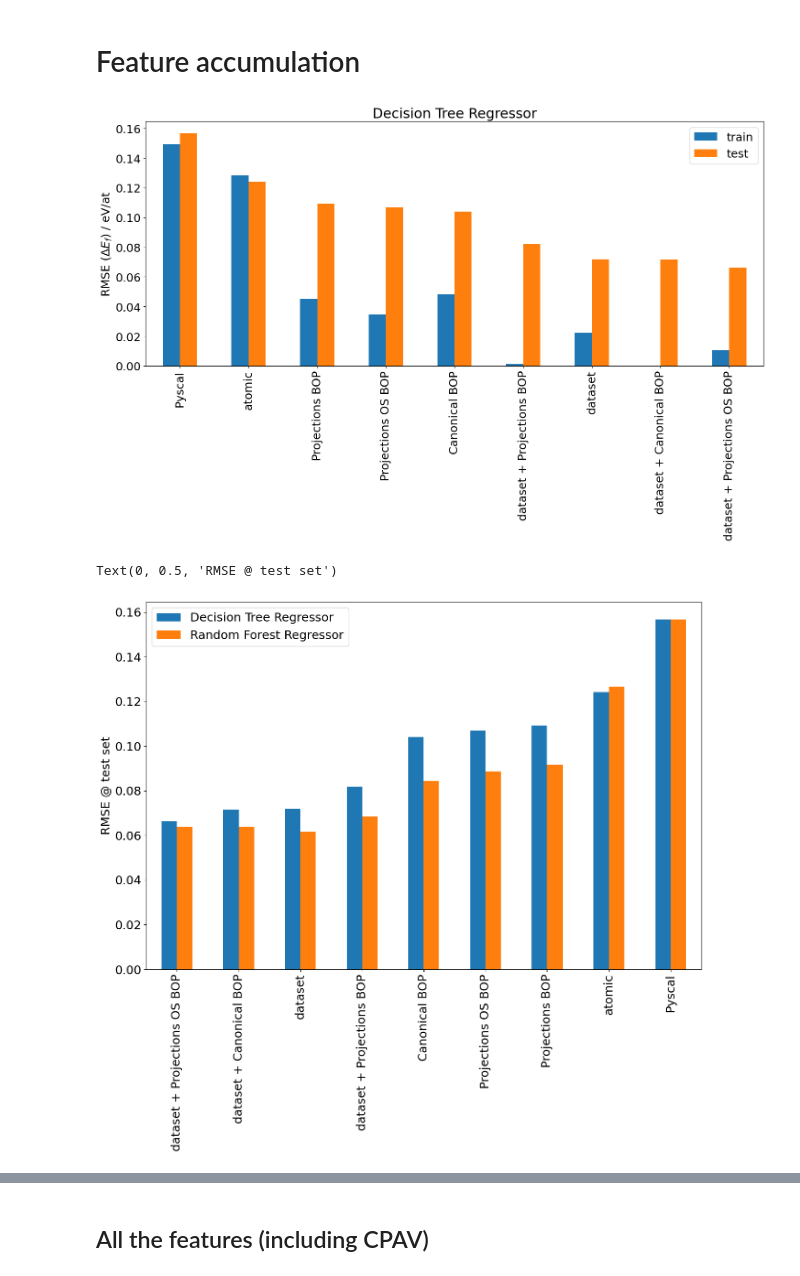
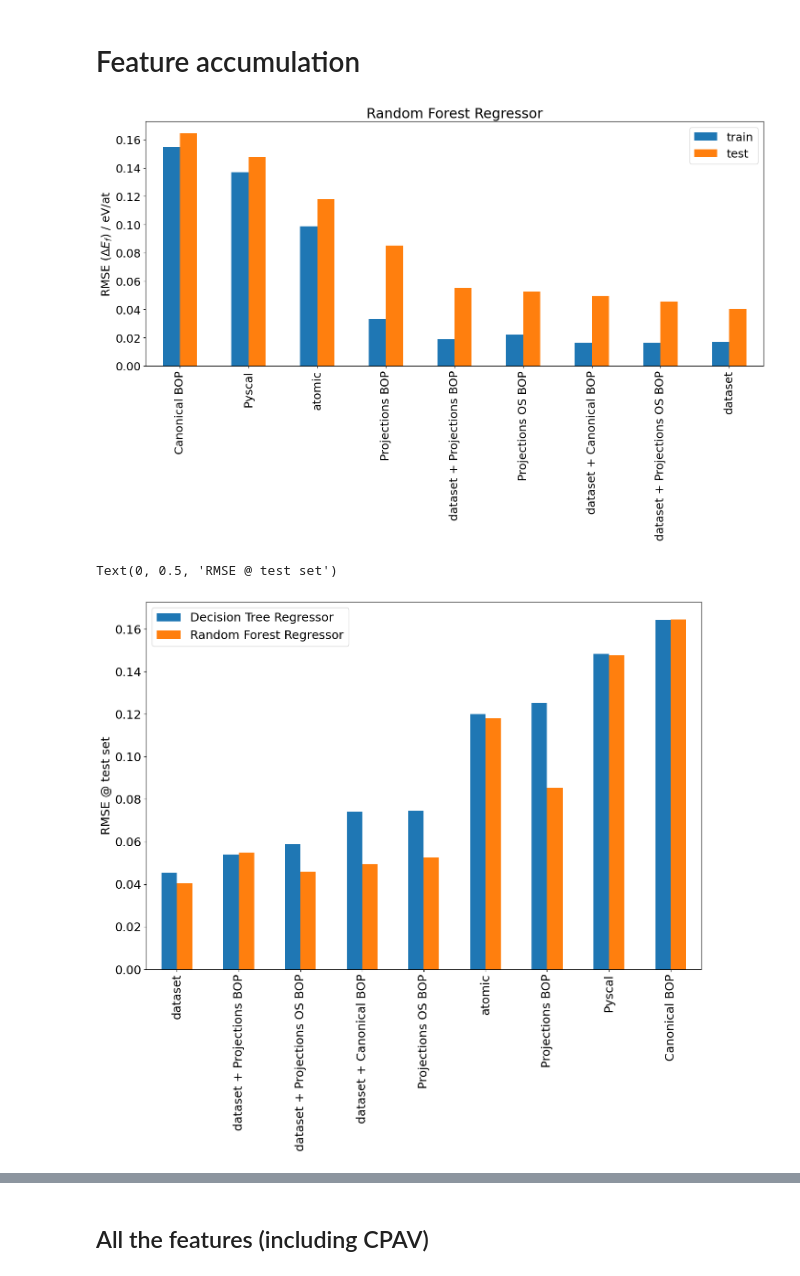
Before and after one commit to AIIMProject/MLFeMoTCPs, a Jupyter notebook: 07_MachineLearn.ipynb, the cells around one changed output, grey strips where cells are left out. Saved outputs shown, nothing was run; the diff lists cells and outputs as text; code cells hidden in the pictures.

```diff
--- a/07_MachineLearn.ipynb
+++ b/07_MachineLearn.ipynb
@@ -190,51 +234,57 @@ combis = product(models.items(),  Features.items())
 Y = BS[target]#[X.index]
 # RMSE={name:{} for name in Features.keys()}
 RMSE = {}
+gridsearch = {}
 BestEstimators = {}
 for (modelname, model), (name, thisfeature) in tqdm(combis, total = len(models)*len(Features)):
     intersectindex  = Y.index.intersection(thisfeature.index)
-    X = thisfeature.loc[intersectindex]
+    if 'BOP' in name:
+        X = thisfeature.filter(regex='_0$')
+    else:
+        X = thisfeature.loc[intersectindex]
     thisY = Y.loc[intersectindex]
     xtrain, xtest, ytrain, ytest = train_test_split(X, thisY, test_size=0.2, shuffle=True, random_state=42)
-    gridsearch = GridSearchCV(model, param_grid=params[modelname], scoring='neg_root_mean_squared_error')
-    gridsearch.fit(xtrain, ytrain)# , **fit_params[modelname])
-    BestEstimators[(modelname, name)] = gridsearch.best_estimator_
-    Ypredict = gridsearch.predict(xtrain)
-    Ypredicttest = gridsearch.predict(xtest)
+    gridsearch[(modelname, name)] = GridSearchCV(model, param_grid=params[modelname], scoring='neg_root_mean_squared_error')
+    gridsearch[(modelname, name)].fit(xtrain, ytrain)# , **fit_params[modelname])
+    BestEstimators[(modelname, name)] = gridsearch[(modelname, name)].best_estimator_
+    Ypredict = gridsearch[(modelname, name)].predict(xtrain)
+    Ypredicttest = gridsearch[(modelname, name)].predict(xtest)
     RMSE[(modelname, name)] = {'train': mean_squared_error(ytrain, Ypredict, squared=False), 'test' : mean_squared_error(ytest, Ypredicttest, squared=False)}
 # %% [markdown]
 # Feature accumulation
 # %%
 combis = product(models.items(),  Features.items())
 Y = BS[target]#[X.index]
+
 # RMSE={name:{} for name in Features.keys()}
 for (modelname, model), (name, thisfeature) in tqdm(combis, total = len(models)*len(Features)):
     if 'BOP' not in name:
         continue
+    thisfeaturesname = 'dataset + '+name
     intersectindex  = Y.index.intersection(thisfeature.index)
-    x = thisfeature.loc[intersectindex]
+    x = thisfeature.loc[intersectindex].filter(regex='_0$')
     X = pd.concat([x, Features['dataset']], axis=1)
     X.dropna(inplace=True)
     thisY = Y.loc[intersectindex]
     xtrain, xtest, ytrain, ytest = train_test_split(X, thisY, test_size=0.2, shuffle=True, random_state=42)
-    gridsearch = GridSearchCV(model, param_grid=params[modelname], scoring='neg_root_mean_squared_error')
-    gridsearch.fit(xtrain, ytrain)# , **fit_params[modelname])
-    BestEstimators[(modelname, 'dataset + ' +  name)] = gridsearch.best_estimator_
-    Ypredict = gridsearch.predict(xtrain)
-    Ypredicttest = gridsearch.predict(xtest)
+    gridsearch[(modelname, thisfeaturesname)] = GridSearchCV(model, param_grid=params[modelname], scoring='neg_root_mean_squared_error')
+    gridsearch[(modelname, thisfeaturesname)].fit(xtrain, ytrain)# , **fit_params[modelname])
+    BestEstimators[(modelname, thisfeaturesname)] = gridsearch[(modelname, name)].best_estimator_
+    Ypredict = gridsearch[(modelname, thisfeaturesname)].predict(xtrain)
+    Ypredicttest = gridsearch[(modelname, thisfeaturesname)].predict(xtest)
     RMSE[(modelname, 'dataset + ' + name)] = {'train': mean_squared_error(ytrain, Ypredict, squared=False), 'test' : mean_squared_error(ytest, Ypredicttest, squared=False)}
 # %%
 dfRMSE = pd.DataFrame.from_dict(RMSE, orient='index')
 dfRMSE.sort_values(by='test', inplace=True, ascending=False)
 # %%
-modelname = 'Decision Tree Regressor'
+modelname = 'Random Forest Regressor'
 ax = dfRMSE.loc[modelname].plot(kind = 'bar', )
 ax.set_title(modelname)
 ax.set_ylabel('RMSE ($\Delta E_f$) / eV/at')
 plt.tight_layout()
 plt.savefig('Error_vs_domainKnowledge.pdf')
 # %% [output]
-[figure, old version]
+[figure, new version]
 # %%
 sorted = dfRMSE['test'].unstack(level=0).sort_values(by='Decision Tree Regressor')
 # %%
@@ -242,4 +292,4 @@ ax = sorted.plot(kind='bar')
 ax.set_ylabel('RMSE @ test set')
 # %% [output]
 Text(0, 0.5, 'RMSE @ test set')
-[figure, old version]
+[figure, new version]
```
Also changed, not shown: parts of 30 cells of this notebook, 1 other file.
